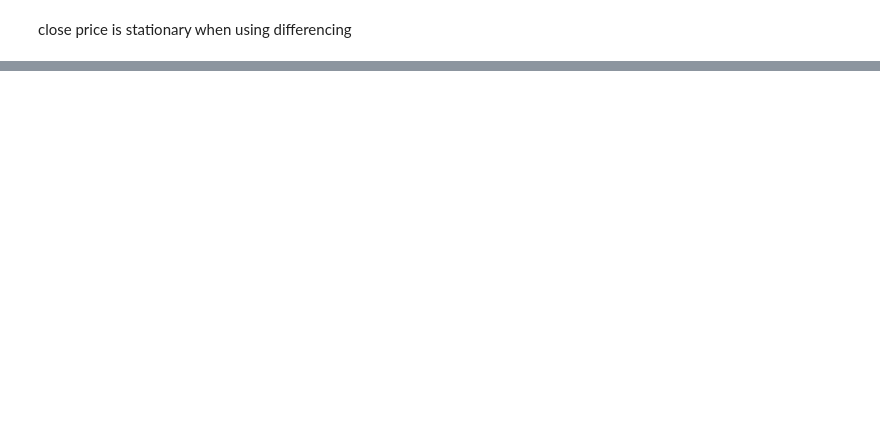
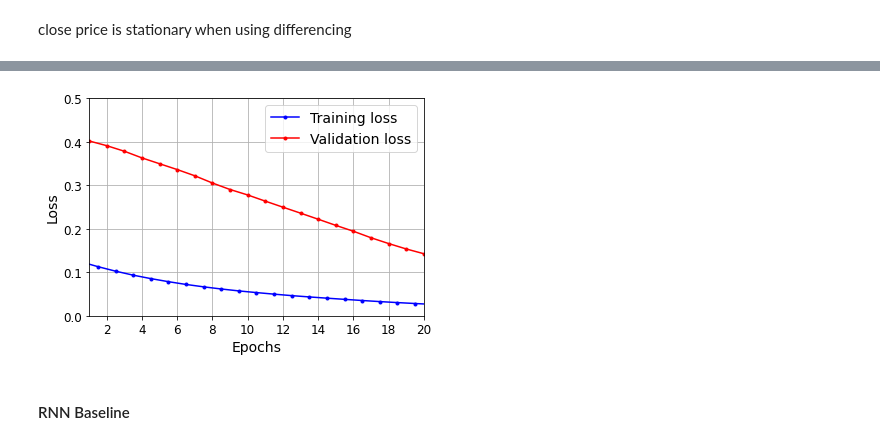
Before and after one commit to lohs/crypto-drl, a Jupyter notebook: neural_network/rnn.ipynb, the cells around one changed output, grey strips where cells are left out. Cells and saved outputs as stored; diff of their text form; code cells hidden in the pictures; blank space fills up the shorter version.

```diff
--- a/neural_network/rnn.ipynb
+++ b/neural_network/rnn.ipynb
@@ -207 +322,3 @@ def get_lagged_features(df, n_steps, n_steps_ahead):
+# %%
+n_steps = 1
 # %%
@@ -214,0 +387,17 @@ y_test_timestamps = df_test.index[n_steps + n_steps_ahead - 1:]
+# %%
+# X_train_full
+# (std_train, std_test) or (norm_train, norm_test)
+std_train = pd.DataFrame(std_train)
+std_train = std_train.loc[:, :6]
+
+x_train = get_lagged_features(std_train, n_steps, n_steps_ahead)
+y_train =  std_train.values[n_steps + n_steps_ahead - 1:]
+y_train_timestamps = X_train_full.index[n_steps + n_steps_ahead - 1:]
+#y_train = std_scaler.inverse_transform(y_train)
+
+# # X_test
+std_test = pd.DataFrame(std_test)
+std_test = std_test.loc[:, :6]
+x_test = get_lagged_features(std_test, n_steps, n_steps_ahead)
+y_test =  std_test.values[n_steps + n_steps_ahead - 1:]
+y_test_timestamps = X_test.index[n_steps + n_steps_ahead - 1:]
@@ -214,0 +419,13 @@ y_test_timestamps = df_test.index[n_steps + n_steps_ahead - 1:]
+# %%
+np.random.seed(42)
+tf.random.set_seed(42)
+
+lr_model = keras.models.Sequential([
+keras.layers.Flatten(input_shape=[n_steps, 1]),
+keras.layers.Dense(1)
+])
+
+lr_model.compile(loss="mse", optimizer="adam")
+history = lr_model.fit(x_train, y_train, epochs=100,
+                    validation_data=(x_valid, y_valid))
+lr_model.evaluate(x_valid, y_valid)
@@ -214,0 +451,17 @@ y_test_timestamps = df_test.index[n_steps + n_steps_ahead - 1:]
+# %%
+def plot_learning_curves(loss, val_loss):
+    plt.plot(np.arange(len(loss)) + 0.5, loss, "b.-", label="Training loss")
+    plt.plot(np.arange(len(val_loss)) + 1, val_loss, "r.-", label="Validation loss")
+    plt.gca().xaxis.set_major_locator(mpl.ticker.MaxNLocator(integer=True))
+    plt.axis([1, 20, 0, 0.5])
+    plt.legend(fontsize=14)
+    plt.xlabel("Epochs")
+    plt.ylabel("Loss")
+    plt.grid(True)
+
+plot_learning_curves(history.history["loss"], history.history["val_loss"])
+plt.show()
+# %% [output]
+[figure, added]
+# %% [markdown]
+#### RNN Baseline
```
Also changed, not shown: parts of 106 cells of this notebook, 57 other files.
